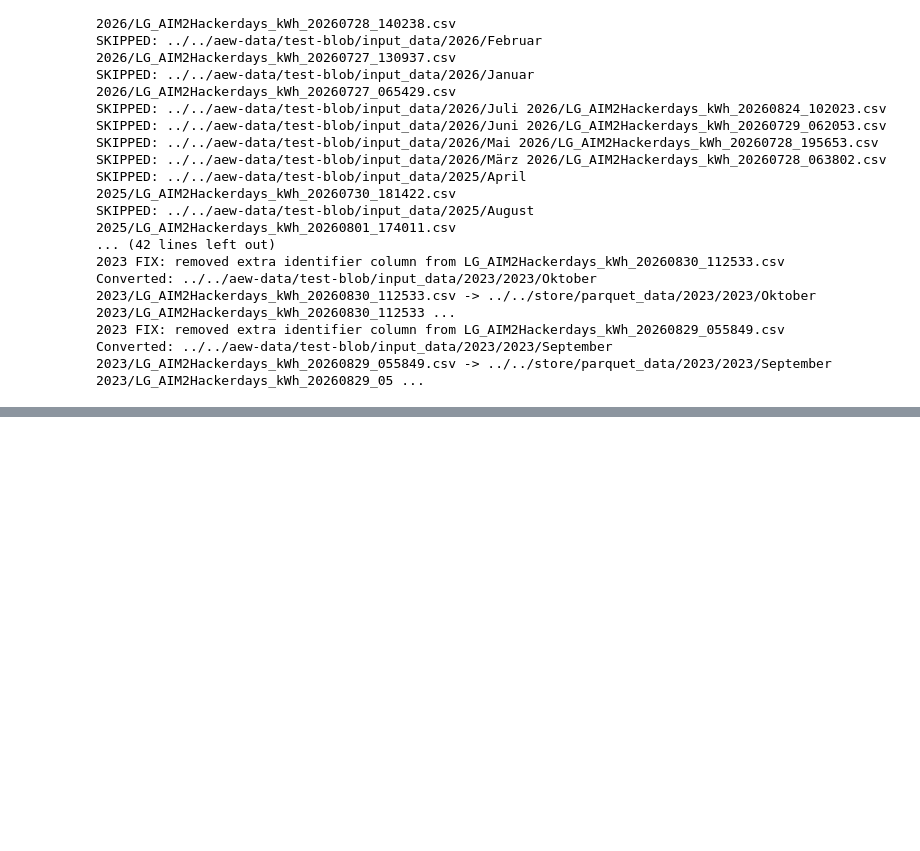
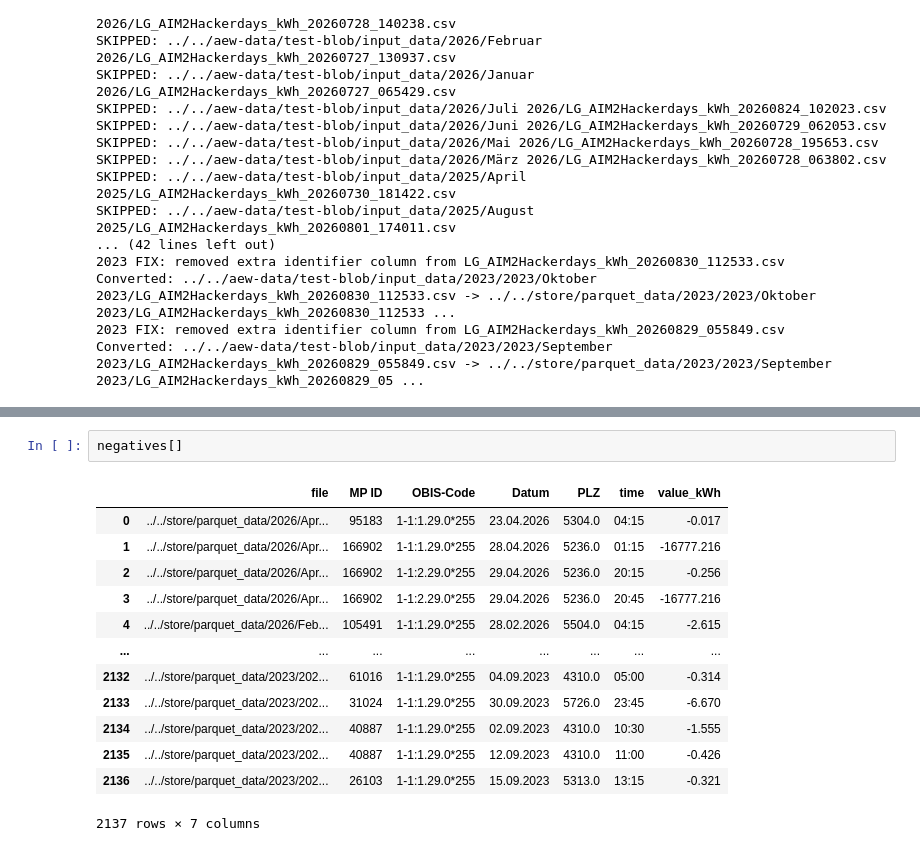
Before and after one commit to francescocafagna2002/OSNOVA, a Jupyter notebook: dataanalysis/analysis.ipynb, the cells around one changed output, grey strips where cells are left out. Saved outputs shown, nothing was run; the diff lists cells and outputs as text; blank space fills up the shorter version.

```diff
--- a/dataanalysis/analysis.ipynb
+++ b/dataanalysis/analysis.ipynb
@@ -294,0 +397,16 @@ Converted: ../../aew-data/test-blob/input_data/2023/2023/September 2023/LG_AIM2H
+# %%
+negatives[]
+# %% [output]
+|  | file | MP ID | OBIS-Code | Datum | PLZ | time | value_kWh |
+| 0 | ../../store/parquet_data/2026/Apr... | 95183 | 1-1:1.29.0*255 | 23.04.2026 | 5304.0 | 04:15 | -0.017 |
+| 1 | ../../store/parquet_data/2026/Apr... | 166902 | 1-1:1.29.0*255 | 28.04.2026 | 5236.0 | 01:15 | -16777.216 |
+| 2 | ../../store/parquet_data/2026/Apr... | 166902 | 1-1:2.29.0*255 | 29.04.2026 | 5236.0 | 20:15 | -0.256 |
+| 3 | ../../store/parquet_data/2026/Apr... | 166902 | 1-1:2.29.0*255 | 29.04.2026 | 5236.0 | 20:45 | -16777.216 |
+| 4 | ../../store/parquet_data/2026/Feb... | 105491 | 1-1:1.29.0*255 | 28.02.2026 | 5504.0 | 04:15 | -2.615 |
+| ... | ... | ... | ... | ... | ... | ... | ... |
+| 2132 | ../../store/parquet_data/2023/202... | 61016 | 1-1:1.29.0*255 | 04.09.2023 | 4310.0 | 05:00 | -0.314 |
+| 2133 | ../../store/parquet_data/2023/202... | 31024 | 1-1:1.29.0*255 | 30.09.2023 | 5726.0 | 23:45 | -6.670 |
+| 2134 | ../../store/parquet_data/2023/202... | 40887 | 1-1:1.29.0*255 | 02.09.2023 | 4310.0 | 10:30 | -1.555 |
+| 2135 | ../../store/parquet_data/2023/202... | 40887 | 1-1:1.29.0*255 | 12.09.2023 | 4310.0 | 11:00 | -0.426 |
+| 2136 | ../../store/parquet_data/2023/202... | 26103 | 1-1:1.29.0*255 | 15.09.2023 | 5313.0 | 13:15 | -0.321 |
+2137 rows × 7 columns
```
Also changed, not shown: parts of 9 cells of this notebook, 1 other file.
